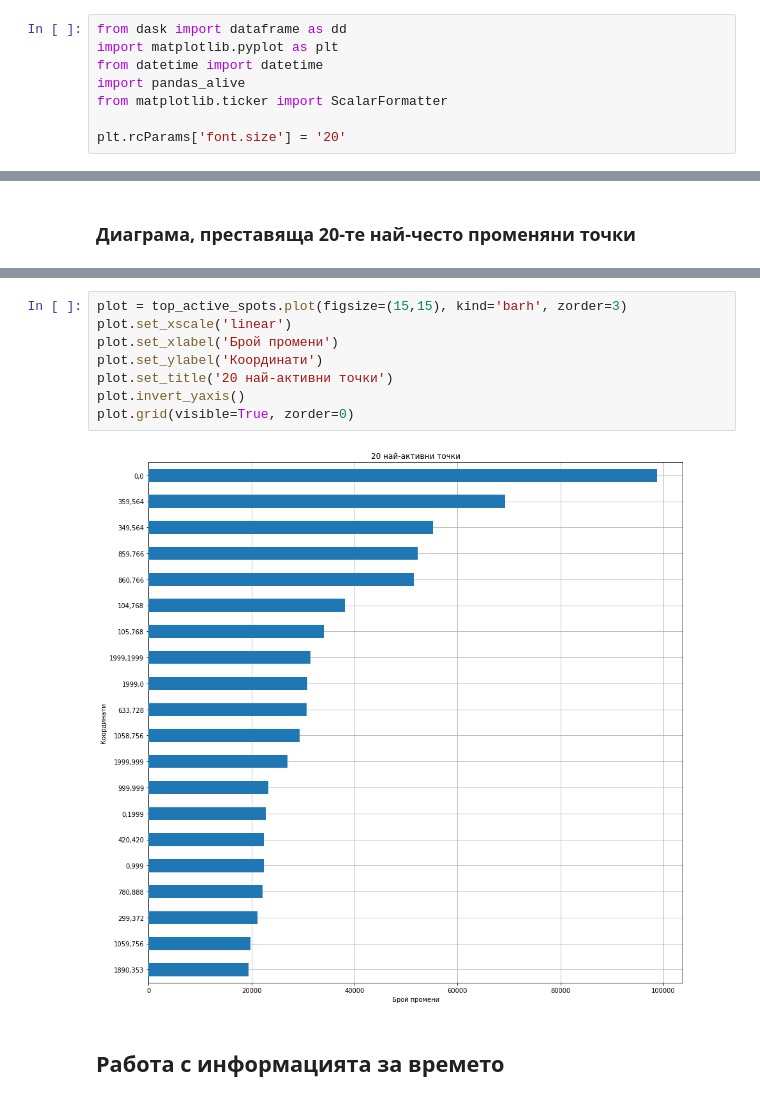
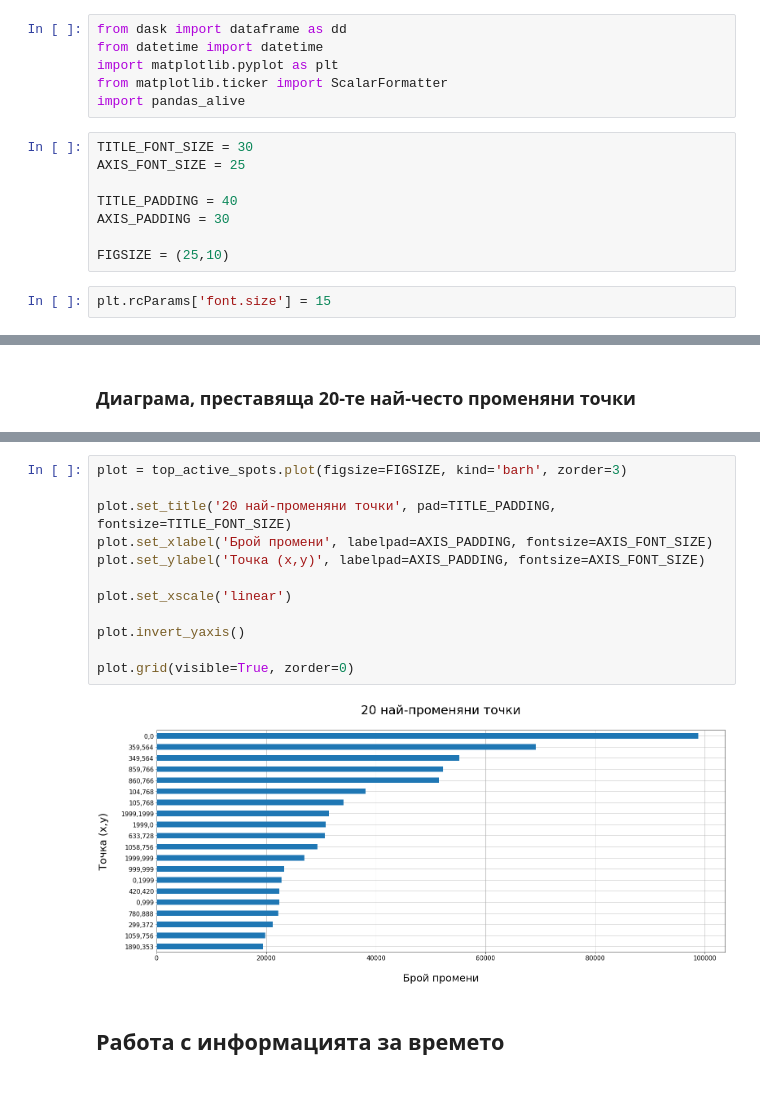
Before and after one commit to Denis-Iv/Analyzing-Social-Experiment, a Jupyter notebook: visualize_data.ipynb, the cells around one changed output, grey strips where cells are left out. Drawn from its saved outputs; the diff is of its cells as text.

```diff
--- a/visualize_data.ipynb
+++ b/visualize_data.ipynb
@@ -2,12 +2,20 @@
 # Импорти и глобални параметри
 # %%
 from dask import dataframe as dd
+from datetime import datetime
 import matplotlib.pyplot as plt
-from datetime import datetime
+from matplotlib.ticker import ScalarFormatter
 import pandas_alive
-from matplotlib.ticker import ScalarFormatter
-
-plt.rcParams['font.size'] = '20'
+# %%
+TITLE_FONT_SIZE = 30
+AXIS_FONT_SIZE = 25
+
+TITLE_PADDING = 40
+AXIS_PADDING = 30
+
+FIGSIZE = (25,10)
+# %%
+plt.rcParams['font.size'] = 15
 # %% [markdown]
 # Импортиране на файлове
 # %%
@@ -223,14 +200,18 @@ top_active_spots
 Name: coordinate, dtype: int64
 # %%
-plot = top_active_spots.plot(figsize=(15,15), kind='barh', zorder=3)
+plot = top_active_spots.plot(figsize=FIGSIZE, kind='barh', zorder=3)
+
+plot.set_title('20 най-променяни точки', pad=TITLE_PADDING, fontsize=TITLE_FONT_SIZE)
+plot.set_xlabel('Брой промени', labelpad=AXIS_PADDING, fontsize=AXIS_FONT_SIZE)
+plot.set_ylabel('Точка (x,y)', labelpad=AXIS_PADDING, fontsize=AXIS_FONT_SIZE)
+
 plot.set_xscale('linear')
-plot.set_xlabel('Брой промени')
-plot.set_ylabel('Координати')
-plot.set_title('20 най-активни точки')
+
 plot.invert_yaxis()
+
 plot.grid(visible=True, zorder=0)
 # %% [output]
-[figure, old version]
+[figure, new version]
 # %% [markdown]
 ## Работа с информацията за времето
 # %%
```
Also changed, not shown: parts of 24 cells of this notebook.
